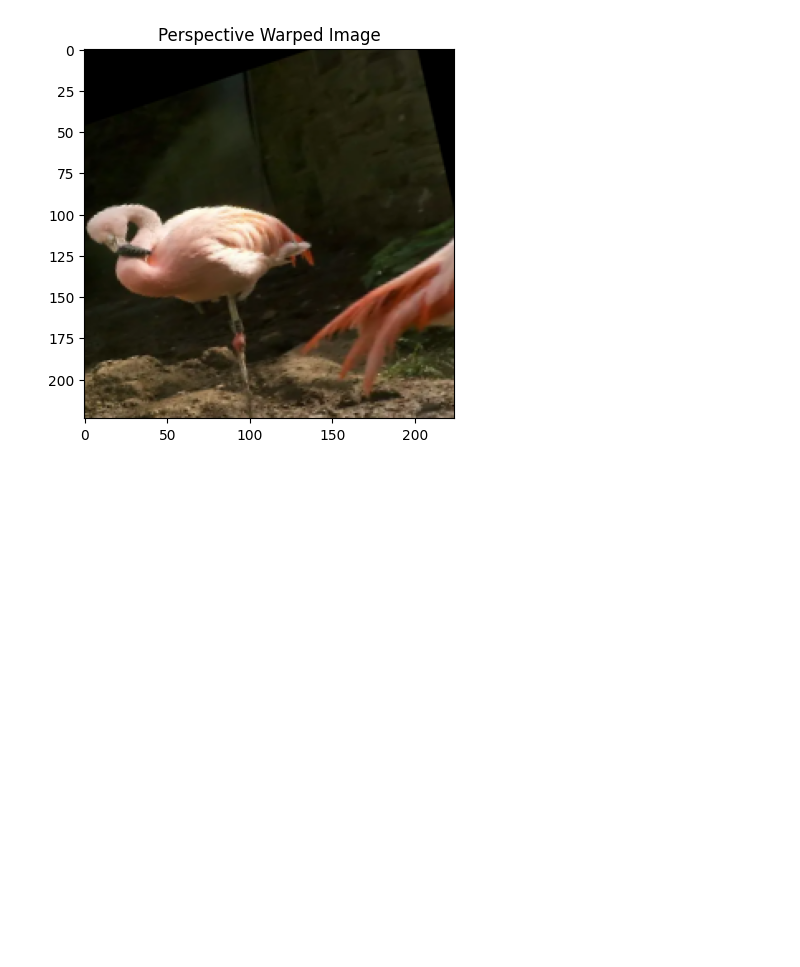
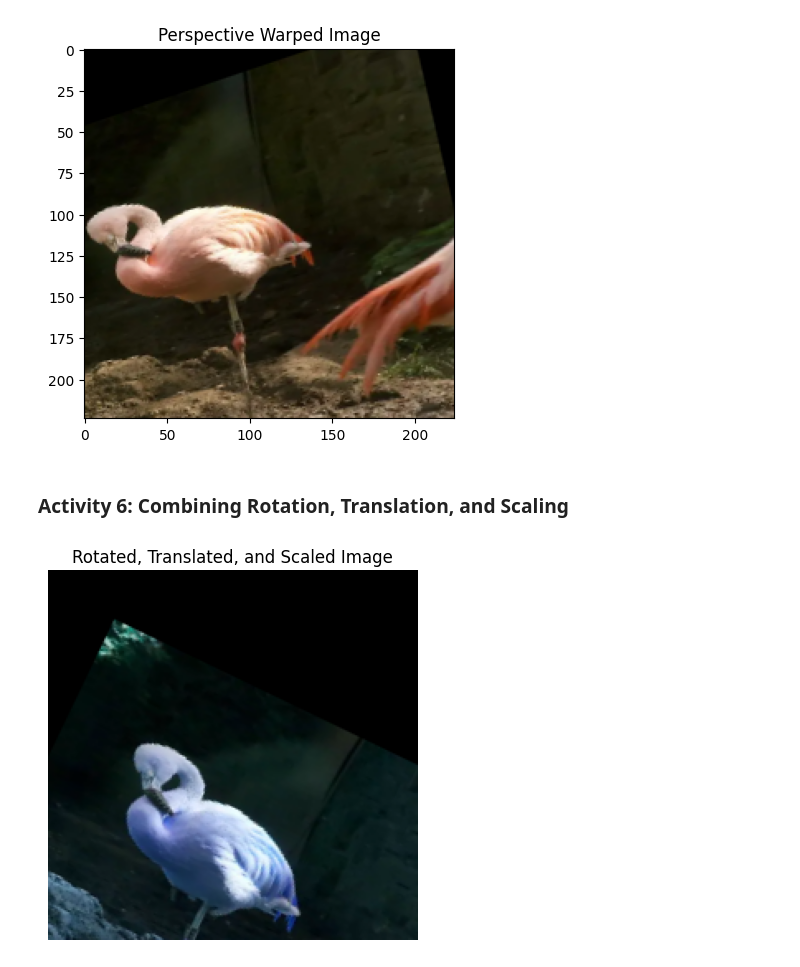
Before and after one commit to Muhammad-Hassan-Farid/Computer-Vision-and-Video-Analytics-, a Jupyter notebook: Code/lab4.ipynb, the cells around one changed output. Cells and saved outputs as stored; diff of their text form; code cells hidden in the pictures; blank space fills up the shorter version.

```diff
--- a/Code/lab4.ipynb
+++ b/Code/lab4.ipynb
@@ -115,3 +100,39 @@ plt.title("Perspective Warped Image")
 plt.show()
 # %% [output]
 [figure]
+# %% [markdown]
+### Activity 6: Combining Rotation, Translation, and Scaling
+# %%
+h, w = image.shape[:2]  # Extract height and width
+
+# Transformation parameters
+
+angle = np.radians(30)
+
+scale_x, scale_y = 1.2, 1.2
+
+translate_x, translate_y = 40, 30
+
+# Homogeneous transformation matrix
+
+M = np.array([[scale_x * np.cos(angle), -np.sin(angle), translate_x],
+
+              [np.sin(angle), scale_y * np.cos(angle), translate_y],
+
+              [0, 0, 1]], dtype=np.float32)
+
+# Apply transformation
+
+transformed_image = cv2.warpPerspective(image, M, (w, h))
+
+# Display the result
+
+plt.imshow(transformed_image, cmap='gray')
+
+plt.title("Rotated, Translated, and Scaled Image")
+
+plt.axis("off")
+
+plt.show()
+# %% [output]
+[figure, added]
```
Also changed, not shown: parts of 6 cells of this notebook, 1 other file.
